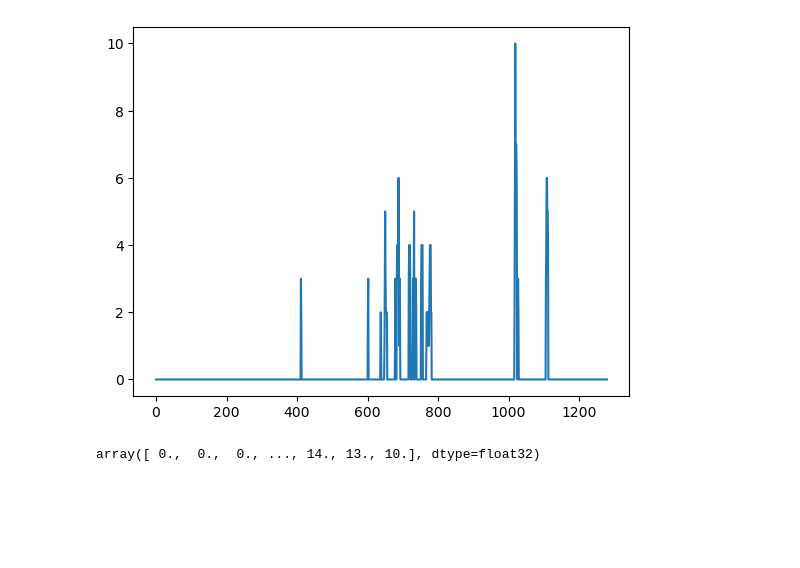
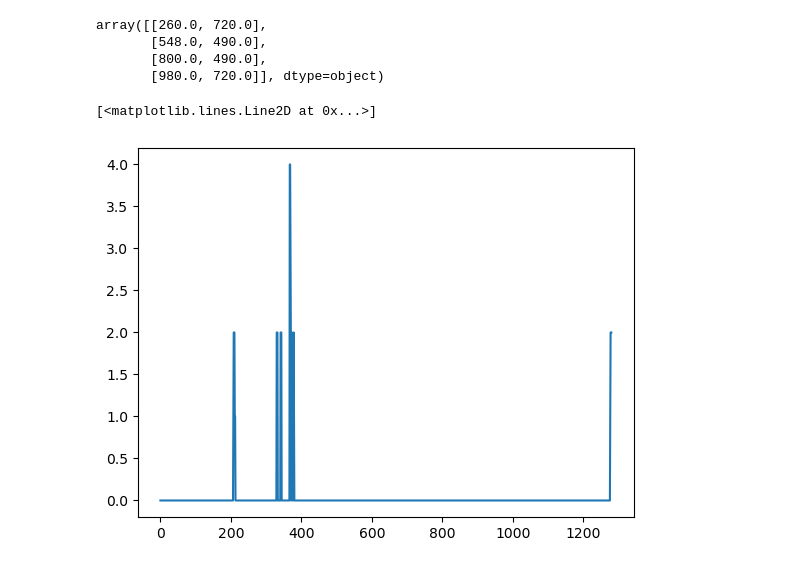
Before and after one commit to katyagikalo/lane_detection, a Jupyter notebook: baseline.ipynb, the cells around one changed output. Cells and saved outputs as stored; diff of their text form; code cells hidden in the pictures; blank space fills up the shorter version.

```diff
--- a/baseline.ipynb
+++ b/baseline.ipynb
@@ -525,3 +628,10 @@ array([[220.0, 720.0],
+# %%
+roi_source_points
+# %% [output]
+array([[260.0, 720.0],
+       [548.0, 490.0],
+       [800.0, 490.0],
+       [980.0, 720.0]], dtype=object)
 # %%
 def create_curved_histogram(name):
 
@@ -552,10 +663,21 @@ def create_curved_histogram(name):
 
     return histogram
-# %%
-hist = create_curved_histogram("Right Curve 1")
-# %% [output]
-[figure, removed]
-# %%
-hist
-# %% [output]
-array([ 0.,  0.,  0., ..., 14., 13., 10.], dtype=float32)
+# %%
+source_points = np.float32([
+                [300, 720],
+                [500, 600],
+                [700, 600],
+                [850, 720]
+                ])
+
+curved_image = mpimg.imread(f'./test_resized/istanbul.jpg')
+
+#hist = create_curved_histogram("Right Curve 1")
+birdseye_result = image_to_birds_eye(curved_image, source_points)
+histogram = create_histogram(birdseye_result)
+
+plt.figure()
+plt.plot(histogram)
+# %% [output]
+[<matplotlib.lines.Line2D at 0x...>]
+[figure, added]
```
Also changed, not shown: parts of 39 cells of this notebook.
